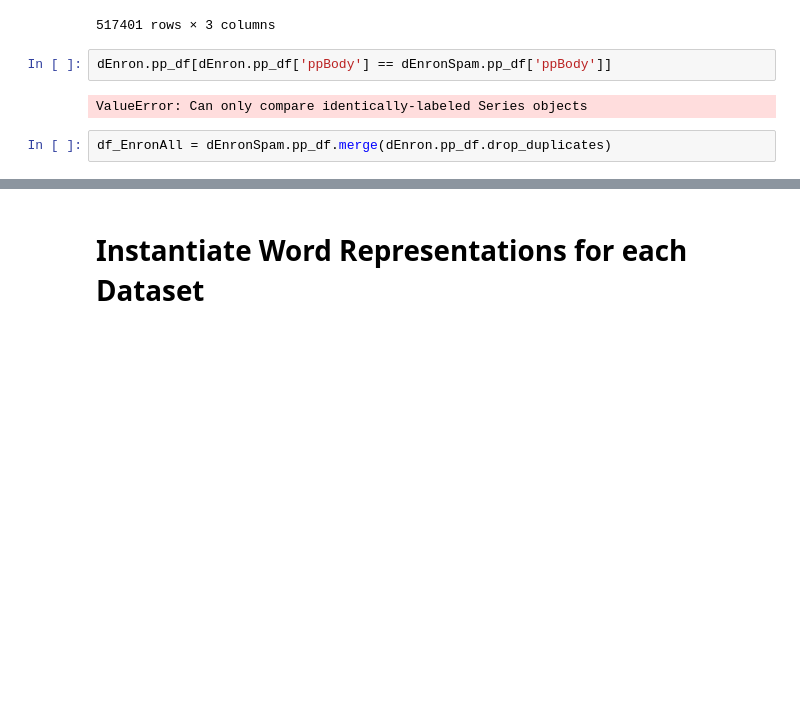
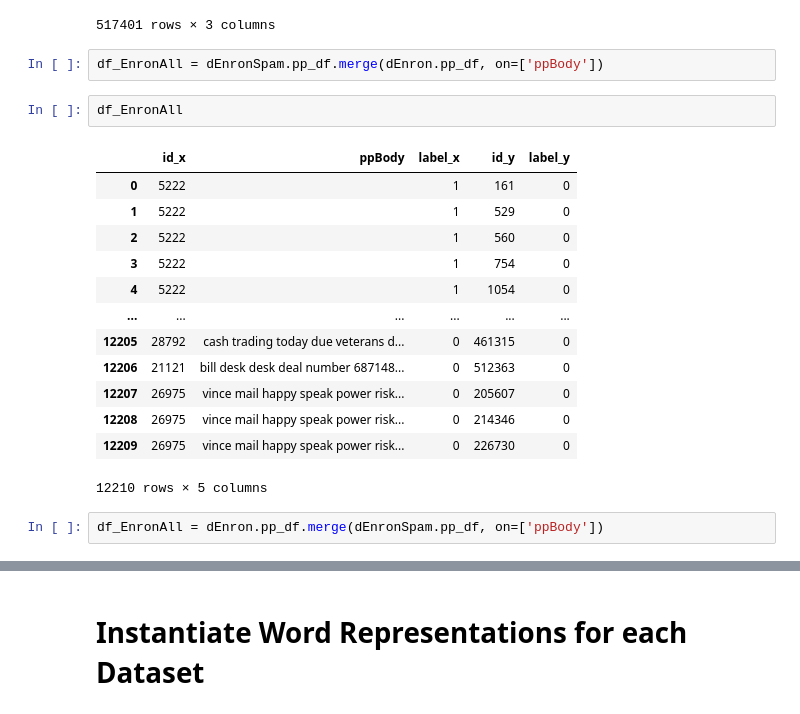
Before and after one commit to Twigonometry/Phishing-ML, a Jupyter notebook: classif.ipynb, the cells around one changed output, grey strips where cells are left out. Saved outputs shown, nothing was run; the diff lists cells and outputs as text; blank space fills up the shorter version.

Commit message:
Try merge

```diff
--- a/classif.ipynb
+++ b/classif.ipynb
@@ -697,9 +697,23 @@ dEnron.pp_df
 | 517399 | 517400 | analyst rank stephane brodeur cha... | 0 |
 | 517400 | 517401 | think ymca class people recoverin... | 0 |
 517401 rows × 3 columns
+# %%
+df_EnronAll = dEnronSpam.pp_df.merge(dEnron.pp_df, on=['ppBody'])
+# %%
+df_EnronAll
+# %% [output]
+|  | id_x | ppBody | label_x | id_y | label_y |
+| 0 | 5222 |  | 1 | 161 | 0 |
+| 1 | 5222 |  | 1 | 529 | 0 |
+| 2 | 5222 |  | 1 | 560 | 0 |
+| 3 | 5222 |  | 1 | 754 | 0 |
+| 4 | 5222 |  | 1 | 1054 | 0 |
+| ... | ... | ... | ... | ... | ... |
+| 12205 | 28792 | cash trading today due veterans d... | 0 | 461315 | 0 |
+| 12206 | 21121 | bill desk desk deal number 687148... | 0 | 512363 | 0 |
+| 12207 | 26975 | vince mail happy speak power risk... | 0 | 205607 | 0 |
+| 12208 | 26975 | vince mail happy speak power risk... | 0 | 214346 | 0 |
+| 12209 | 26975 | vince mail happy speak power risk... | 0 | 226730 | 0 |
+12210 rows × 5 columns
 # %%
-dEnron.pp_df[dEnron.pp_df['ppBody'] == dEnronSpam.pp_df['ppBody']]
+df_EnronAll = dEnron.pp_df.merge(dEnronSpam.pp_df, on=['ppBody'])
-# %% [output]
-ValueError: Can only compare identically-labeled Series objects
-# %%
-df_EnronAll = dEnronSpam.pp_df.merge(dEnron.pp_df.drop_duplicates)
```
Also changed, not shown: parts of 1 cell of this notebook.
